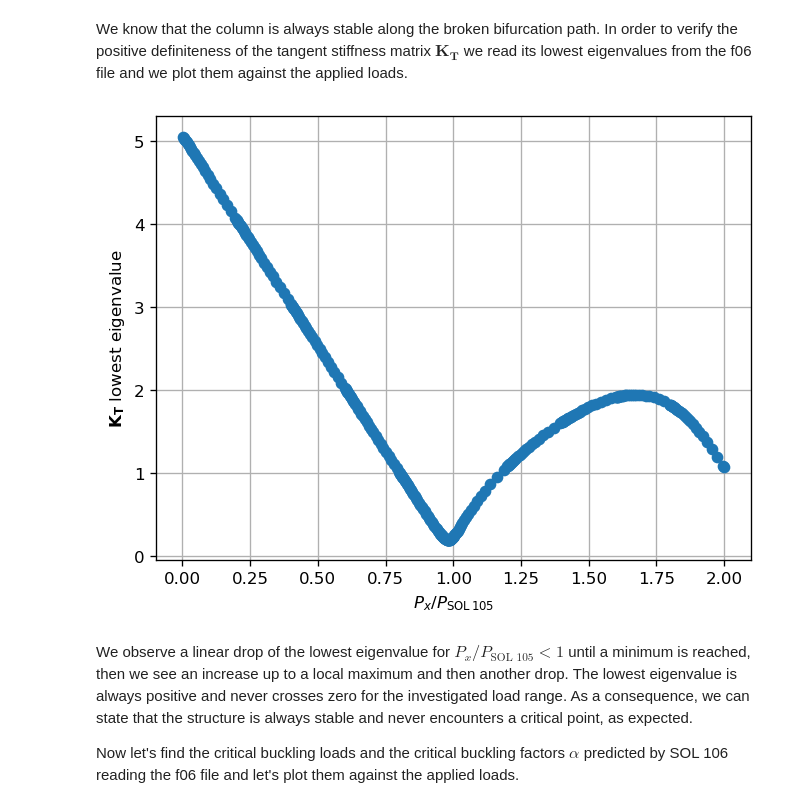
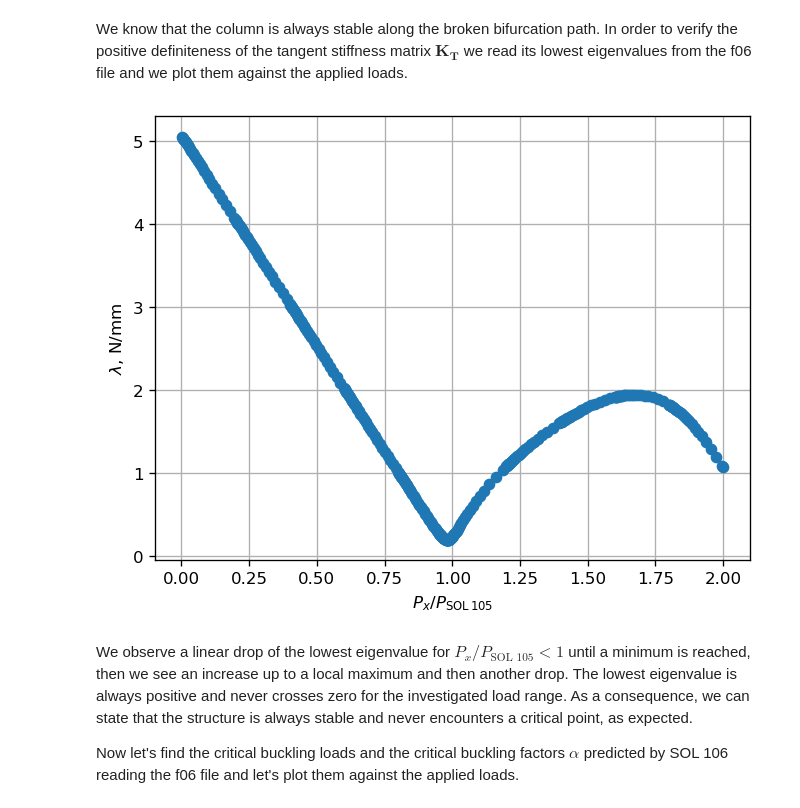
Before and after one commit to fmamitrotta/nonlinear-structural-stability-notebooks, a Jupyter notebook: notebooks/07_Nonlinear_Buckling_Analysis_of_an_Imperfect_Euler_Column.ipynb, the cells around one changed output. Cells and saved outputs as stored; diff of their text form; code cells hidden in the pictures.

Commit message:
Updated symbol of tangnet stiffness matrix eigenvalues

```diff
--- a/notebooks/07_Nonlinear_Buckling_Analysis_of_an_Imperfect_Euler_Column.ipynb
+++ b/notebooks/07_Nonlinear_Buckling_Analysis_of_an_Imperfect_Euler_Column.ipynb
@@ -140,17 +140,17 @@ We know that the column is always stable along the broken bifurcation path. In o
 # %%
 # Read the lowest eigenvalue of KLLRH matrices from f06 file
 f06_filepath = os.path.join(analysis_directory_path, input_filename + '.f06')  # path to .f06 file
 lowest_eigenvalues = pynastran_utils.read_kllrh_lowest_eigenvalues_from_f06(f06_filepath)
 
 # Create new figure and plot lowest eigenvalues vs applied loads
 _, ax = plt.subplots()
 ax.plot(-applied_load_history/sol_105_buckling_load, lowest_eigenvalues[0, :], 'o')
-plt.xlabel('$P_x/P_\mathrm{SOL\/105}$')
-plt.ylabel('$\mathbf{K_T}$ lowest eigenvalue')
+plt.xlabel("$P_x/P_\mathrm{SOL\/105}$")
+plt.ylabel("$\lambda$, N/mm")
 plt.grid()
 plt.show()
 # %% [output]
-[figure, old version]
+[figure, new version]
 # %% [markdown]
 We observe a linear drop of the lowest eigenvalue for $P_x/P_\text{SOL 105}<1$ until a minimum is reached, then we see an increase up to a local maximum and then another drop. The lowest eigenvalue is always positive and never crosses zero for the investigated load range. As a consequence, we can state that the structure is always stable and never encounters a critical point, as expected.
 
```
